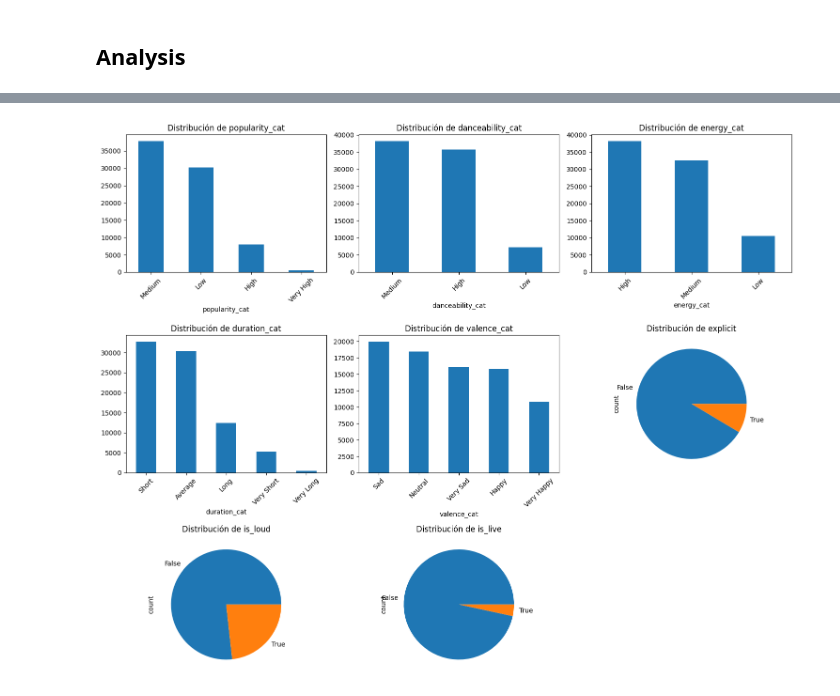
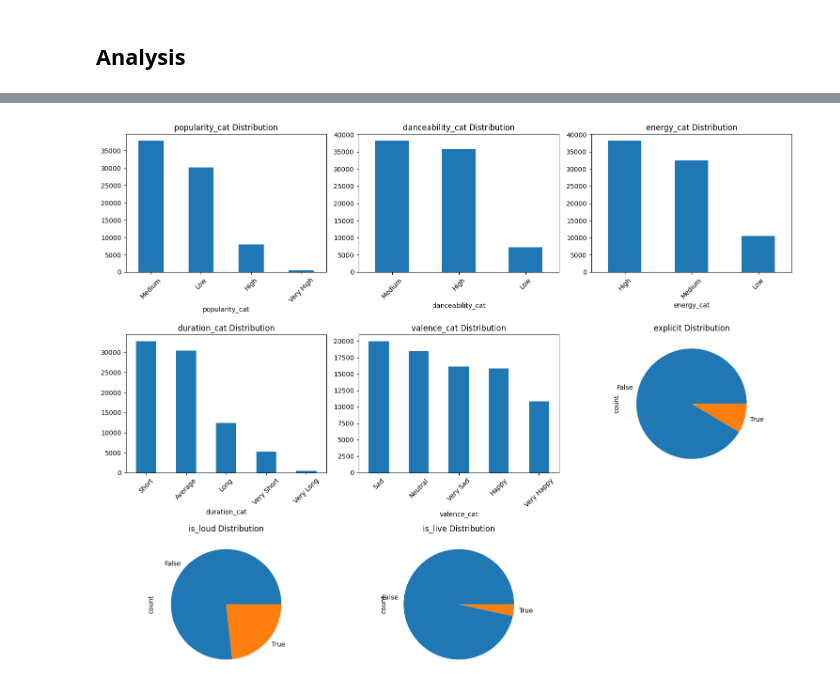
Before and after one commit to natam226/Workshop_002, a Jupyter notebook: notebooks/003_EDA_spotify.ipynb, the cells around one changed output, grey strips where cells are left out. Saved outputs shown, nothing was run; the diff lists cells and outputs as text; code cells hidden in the pictures.

```diff
--- a/notebooks/003_EDA_spotify.ipynb
+++ b/notebooks/003_EDA_spotify.ipynb
@@ -418,14 +417,14 @@ Total de artistas únicos: 29887
 # %%
 cat_cols = ['popularity_cat', 'danceability_cat', 'energy_cat',
             'duration_cat', 'valence_cat', 'explicit', 'is_loud', 'is_live']
 
 plt.figure(figsize=(15, 12))
 for i, col in enumerate(cat_cols, 1):
     plt.subplot(3, 3, i)
     spotify_df[col].value_counts().plot(kind='bar' if spotify_df[col].nunique() > 2 else 'pie')
-    plt.title(f'Distribución de {col}')
+    plt.title(f'{col} Distribution')
     plt.xticks(rotation=45)
 plt.tight_layout()
 plt.show()
 # %% [output]
-[figure, old version]
+[figure, new version]
```
Also changed, not shown: parts of 38 cells of this notebook, 7 other files.
